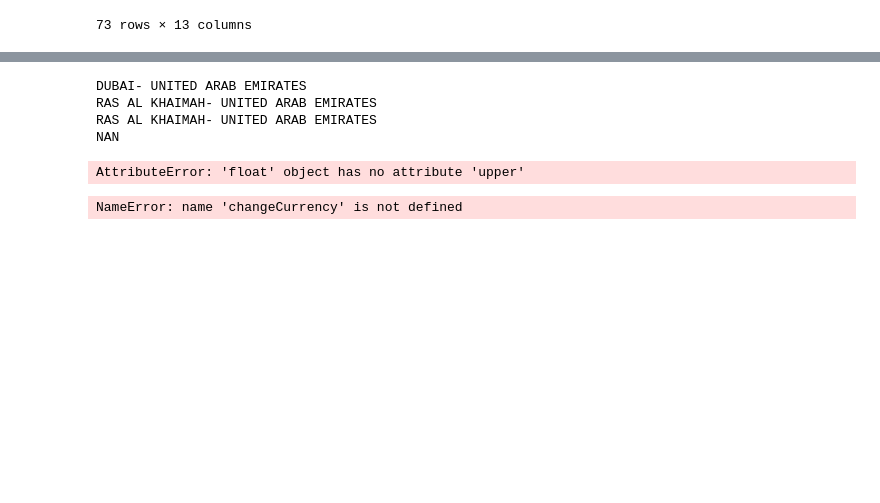
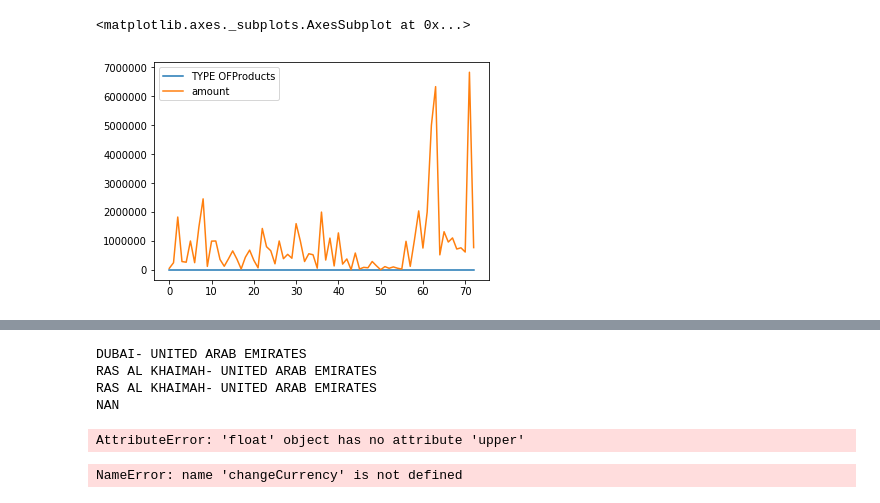
Before and after one commit to aminkhod/Abacas-transaction, a Jupyter notebook: transaction _PO.ipynb, the cells around one changed output, grey strips where cells are left out. Cells and saved outputs as stored; diff of their text form; code cells hidden in the pictures; blank space fills up the shorter version.

```diff
--- a/transaction _PO.ipynb
+++ b/transaction _PO.ipynb
@@ -19,5 +20,5 @@ Colist = pd.read_excel('List of Companies.xlsx')
 # Colist
 # %%
 track = pd.read_excel('TRACK.xlsx')
-track
+track.plot()
 # %% [output]
@@ -41,4 +25,5 @@ track
-73 rows × 13 columns
+<matplotlib.axes._subplots.AxesSubplot at 0x...>
+[figure, added]
 # %%
 def getBoldataframe(TradingCode, datalist):
     codeVector = []
```
Also changed, not shown: parts of 4 cells of this notebook, 1 other file.
